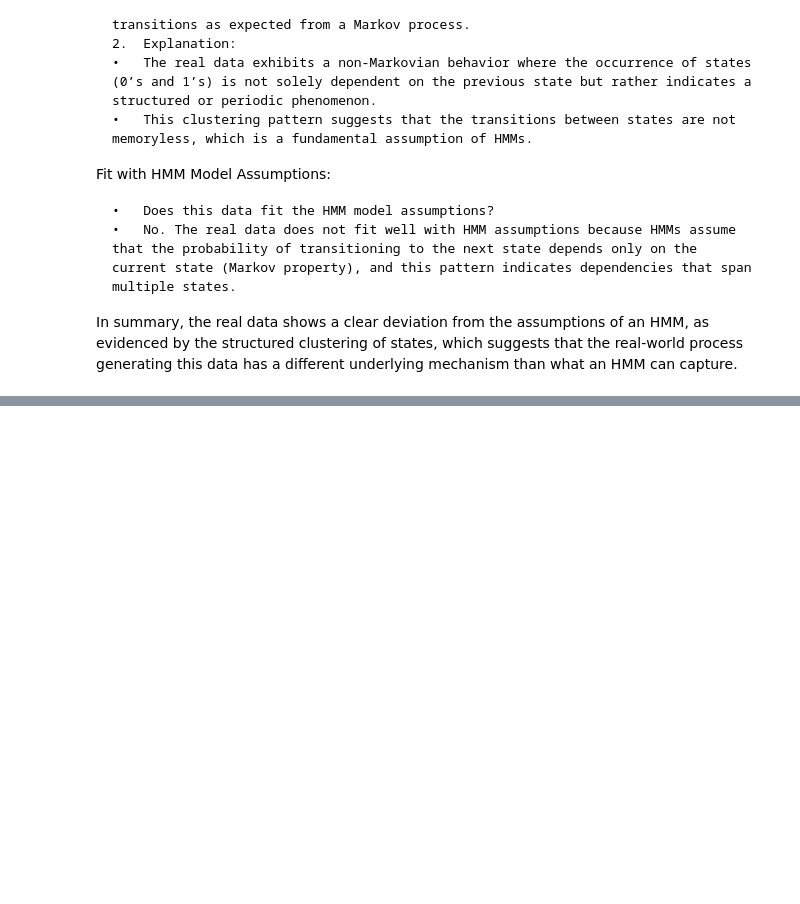
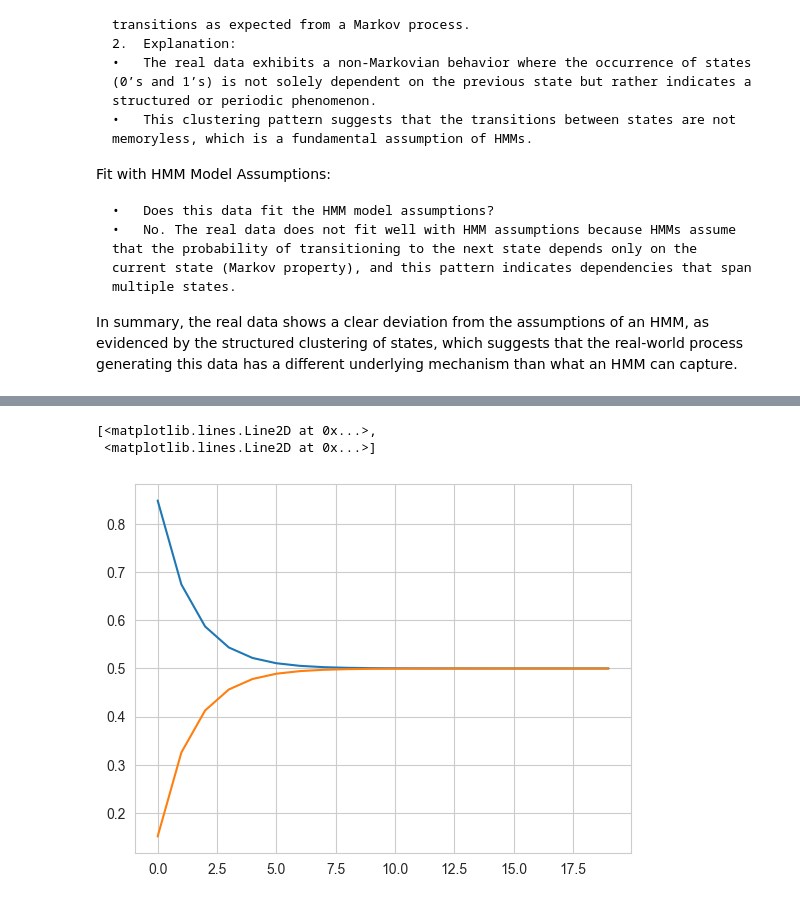
Before and after one commit to Hadartalisr/Probabilistic_Methods_In_AI, a Jupyter notebook: Project_1/proj1.ipynb, the cells around one changed output, grey strips where cells are left out. Saved outputs shown, nothing was run; the diff lists cells and outputs as text; code cells hidden in the pictures; blank space fills up the shorter version.

```diff
--- a/Project_1/proj1.ipynb
+++ b/Project_1/proj1.ipynb
@@ -487,0 +500,6 @@ which suggests that the real-world process generating this data has a different
+# %%
+plt.plot(np.exp(log_prior_Xt[:20]))
+# %% [output]
+[<matplotlib.lines.Line2D at 0x...>,
+ <matplotlib.lines.Line2D at 0x...>]
+[figure, added]
```
Also changed, not shown: parts of 9 cells of this notebook.
